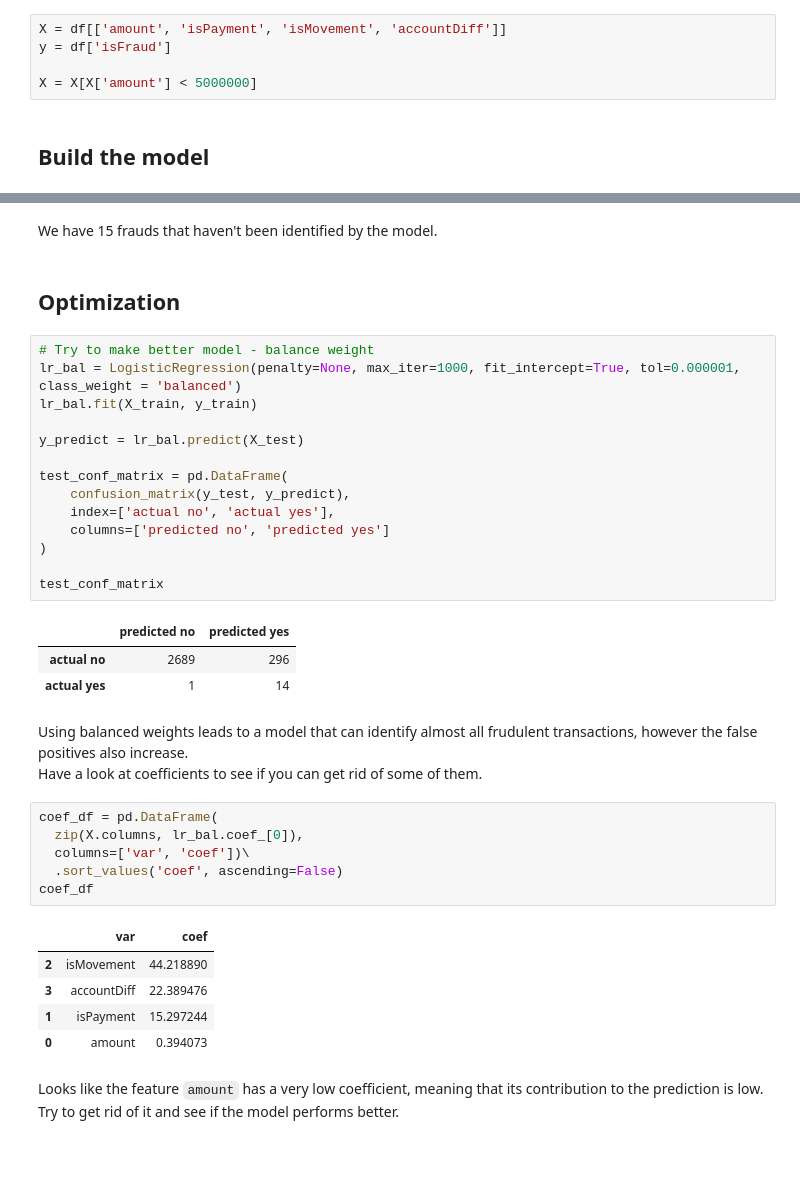
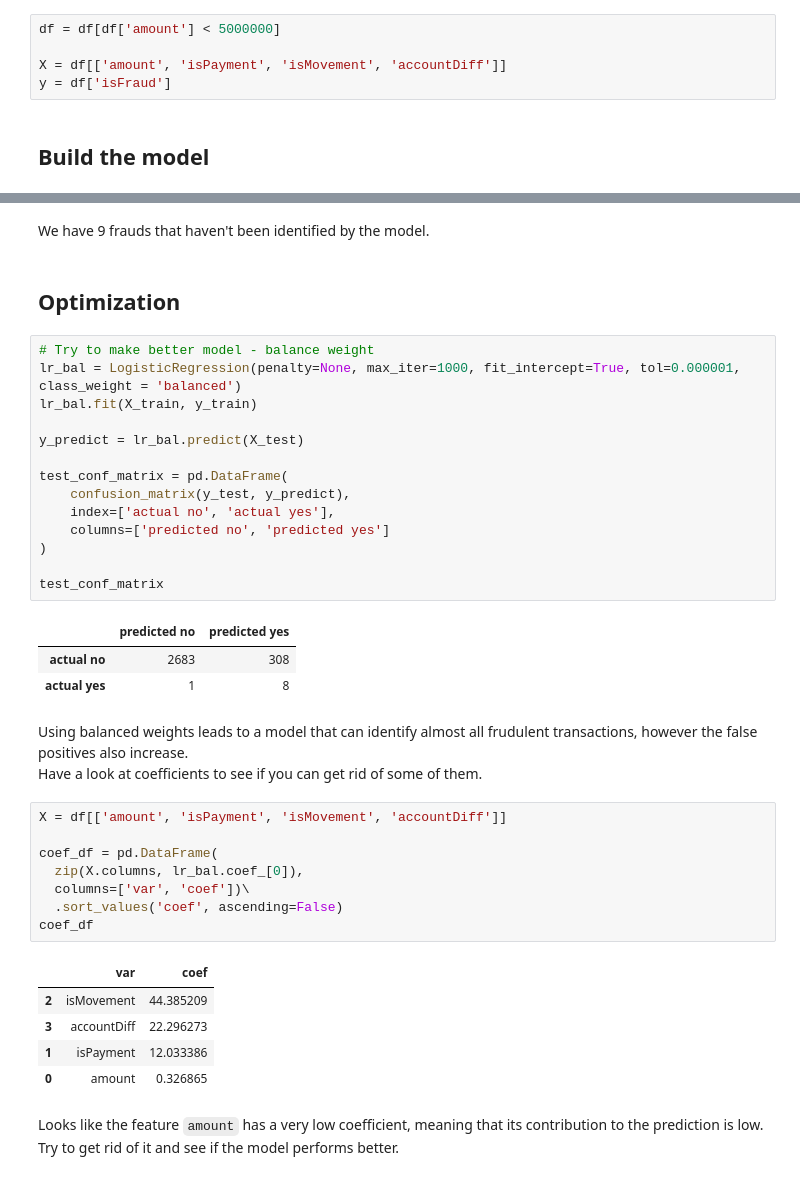
Before and after one commit to giuliacazzagon/fraud_detection_logistic_regression, a Jupyter notebook: fraud-detection.ipynb, the cells around one changed output, grey strips where cells are left out. Drawn from its saved outputs; the diff is of its cells as text.

Commit message:
Kaggle Notebook | Fraud detection Logistic Regression | Version 5

```diff
--- a/fraud-detection.ipynb
+++ b/fraud-detection.ipynb
@@ -112,10 +114,10 @@ plt.show()
 # %% [output]
 [figure]
 # %%
+df = df[df['amount'] < 5000000]
+
 X = df[['amount', 'isPayment', 'isMovement', 'accountDiff']]
 y = df['isFraud']
-
-X = X[X['amount'] < 5000000]
 # %% [markdown]
 ## Build the model
 # %%
@@ -148,5 +150,5 @@ test_conf_matrix
 # %% [markdown]
-We have 15 frauds that haven't been identified by the model.
+We have 9 frauds that haven't been identified by the model.
 # %% [markdown]
 ## Optimization
 # %%
@@ -165,23 +167,25 @@ test_conf_matrix = pd.DataFrame(
 test_conf_matrix
 # %% [output]
 |  | predicted no | predicted yes |
-| actual no | 2689 | 296 |
-| actual yes | 1 | 14 |
+| actual no | 2683 | 308 |
+| actual yes | 1 | 8 |
 # %% [markdown]
 Using balanced weights leads to a model that can identify almost all frudulent transactions, however the false positives also increase. \
 Have a look at coefficients to see if you can get rid of some of them.
 # %%
+X = df[['amount', 'isPayment', 'isMovement', 'accountDiff']]
+
 coef_df = pd.DataFrame(
   zip(X.columns, lr_bal.coef_[0]),
   columns=['var', 'coef'])\
   .sort_values('coef', ascending=False)
 coef_df
 # %% [output]
 |  | var | coef |
-| 2 | isMovement | 44.218890 |
-| 3 | accountDiff | 22.389476 |
-| 1 | isPayment | 15.297244 |
-| 0 | amount | 0.394073 |
+| 2 | isMovement | 44.385209 |
+| 3 | accountDiff | 22.296273 |
+| 1 | isPayment | 12.033386 |
+| 0 | amount | 0.326865 |
 # %% [markdown]
 Looks like the feature `amount` has a very low coefficient, meaning that its contribution to the prediction is low. Try to get rid of it and see if the model performs better.
 # %%
```
Also changed, not shown: parts of 3 cells of this notebook.
